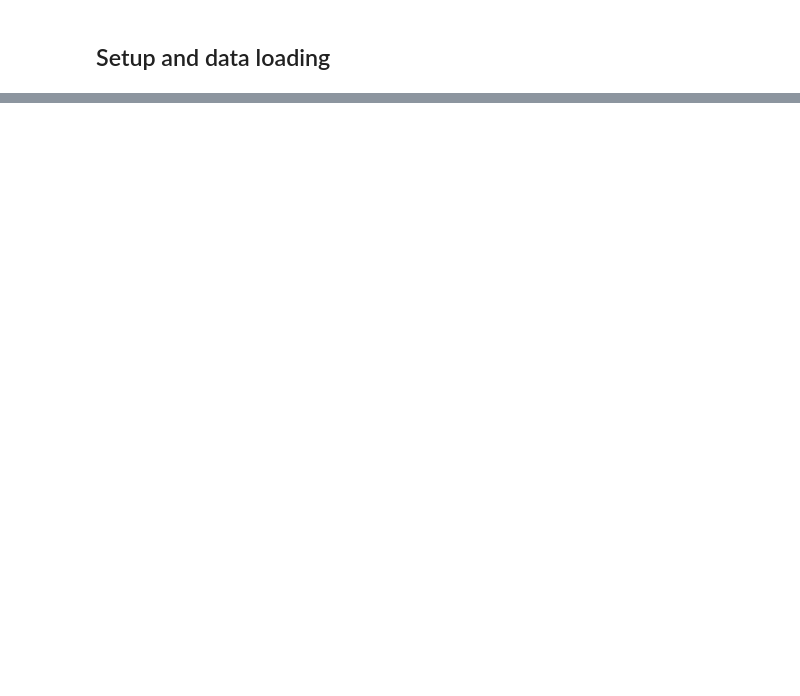
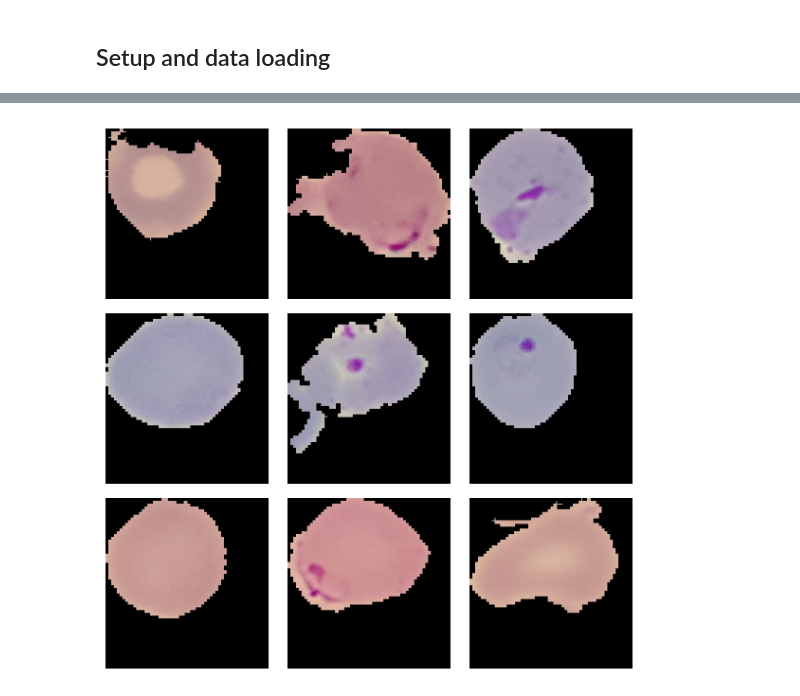
Before and after one commit to sitamgithub-MSIT/MalDetect, a Jupyter notebook: notebook/models/MODEL TRAINING(ResNet).ipynb, the cells around one changed output, grey strips where cells are left out. Drawn from its saved outputs; the diff is of its cells as text; code cells hidden in the pictures; blank space fills up the shorter version.

```diff
--- a/notebook/models/MODEL TRAINING(ResNet).ipynb
+++ b/notebook/models/MODEL TRAINING(ResNet).ipynb
@@ -378,0 +121,18 @@ plot_hist(hist)
+# %%
+# Randomly flip the images in the batch
+random_flip = keras_cv.layers.RandomFlip()
+augmenters = [random_flip]
+
+# Apply the augmenters to the image batch
+image_batch = random_flip(image_batch)
+
+# Visualize the images in the batch
+keras_cv.visualization.plot_image_gallery(
+    image_batch.to_tensor(),
+    rows=3,
+    cols=3,
+    value_range=(0, 255),
+    show=True,
+)
+# %% [output]
+[figure, added]
```
Also changed, not shown: parts of 57 cells of this notebook, 25 other files.
